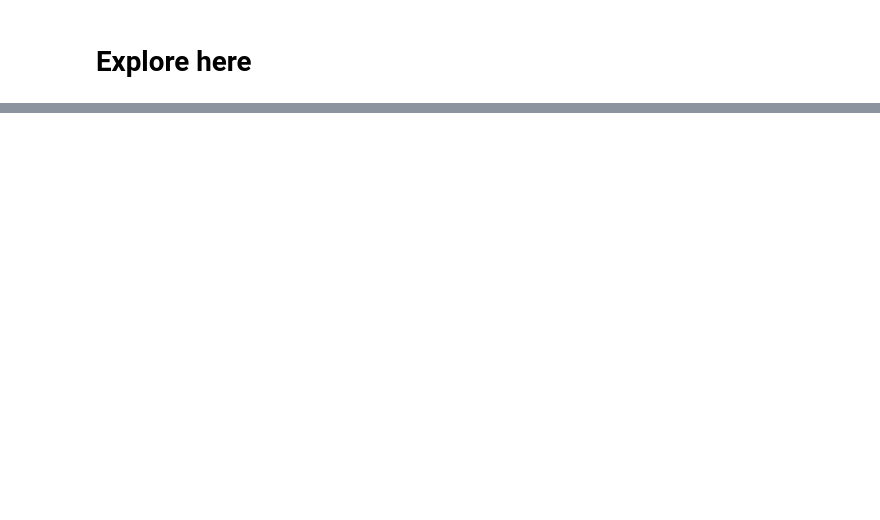
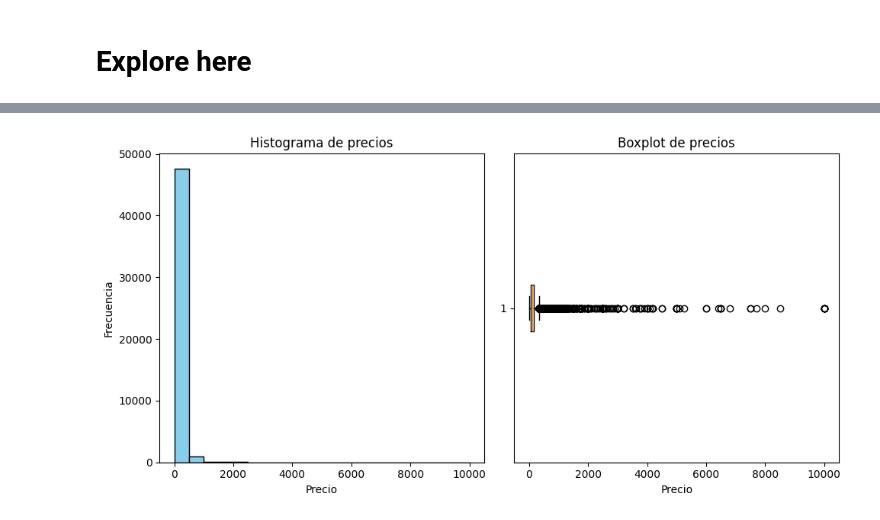
Before and after one commit to 4GeeksAcademy/pauline-EXPLORATORY-DATA-ANALYSIS, a Jupyter notebook: src/explore.ipynb, the cells around one changed output, grey strips where cells are left out. Cells and saved outputs as stored; diff of their text form; code cells hidden in the pictures; blank space fills up the shorter version.

```diff
--- a/src/explore.ipynb
+++ b/src/explore.ipynb
@@ -60,0 +70,6 @@ dtype: int64
+# %%
+#Elimino la columna host_name: no sirve porque hay varias personas que tienen el mismo nombre, y lo importante es el host_ID
+
+# df.drop(['host_name'], axis=1, inplace=True) ---> me da error ahora pero porque ya se eliminó lo verificamos con :
+df.columns = df.columns.str.strip()
+print(df.columns)
@@ -60,0 +103,20 @@ dtype: int64
+# %%
+# Estudiamos precios con histogramo y boxplot
+fig, ax = plt.subplots(1, 2, figsize=(10, 5))
+
+# Crear un histograma en el primer subplot
+ax[0].hist(df['price'], bins=20, color='skyblue', edgecolor='black')
+ax[0].set_title('Histograma de precios')
+ax[0].set_xlabel('Precio')
+ax[0].set_ylabel('Frecuencia')
+
+# Crear un boxplot en el segundo subplot
+ax[1].boxplot(df['price'], vert=False)
+ax[1].set_title('Boxplot de precios')
+ax[1].set_xlabel('Precio')
+
+# Mostrar la figura
+plt.tight_layout()
+plt.show()
+# %% [output]
+[figure, added]
```
Also changed, not shown: parts of 12 cells of this notebook.
